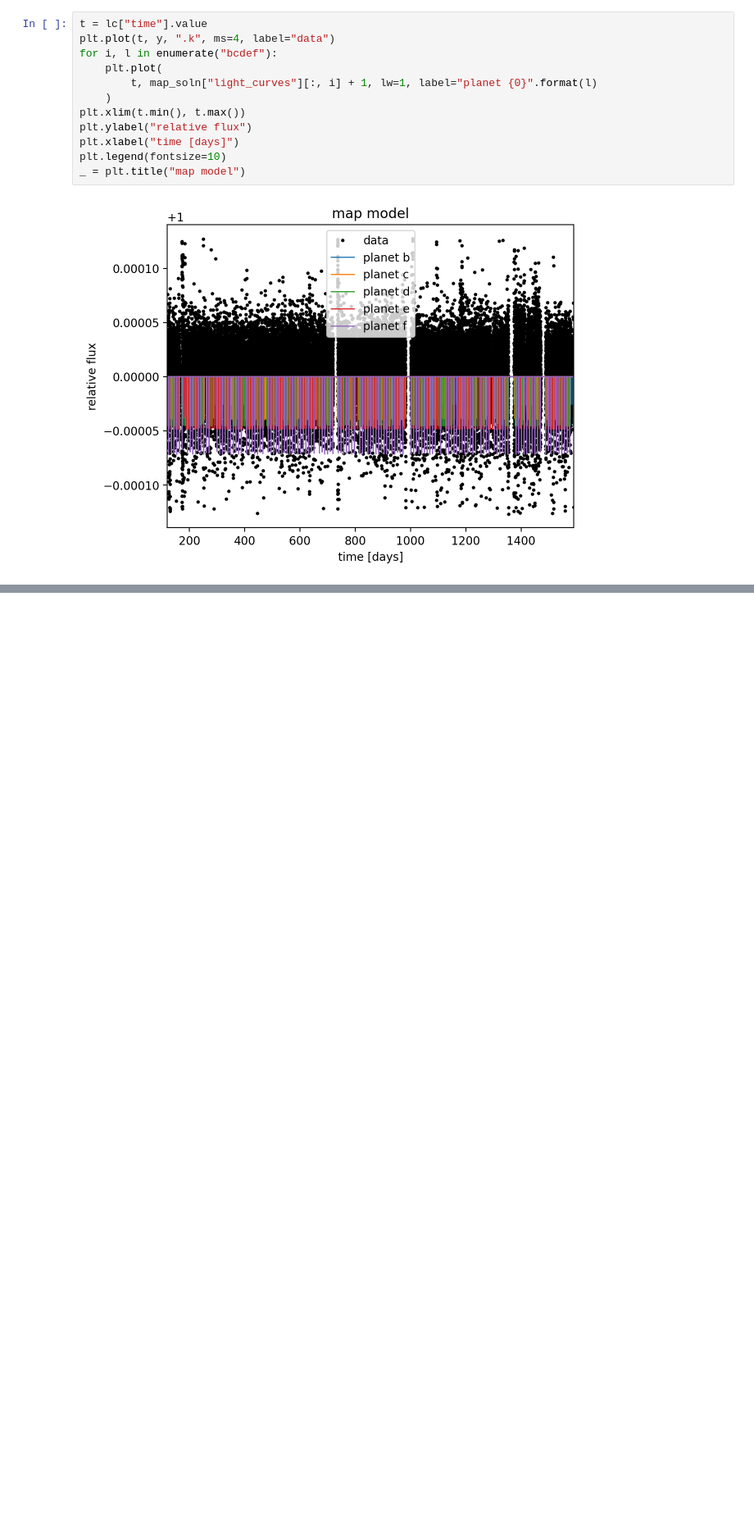
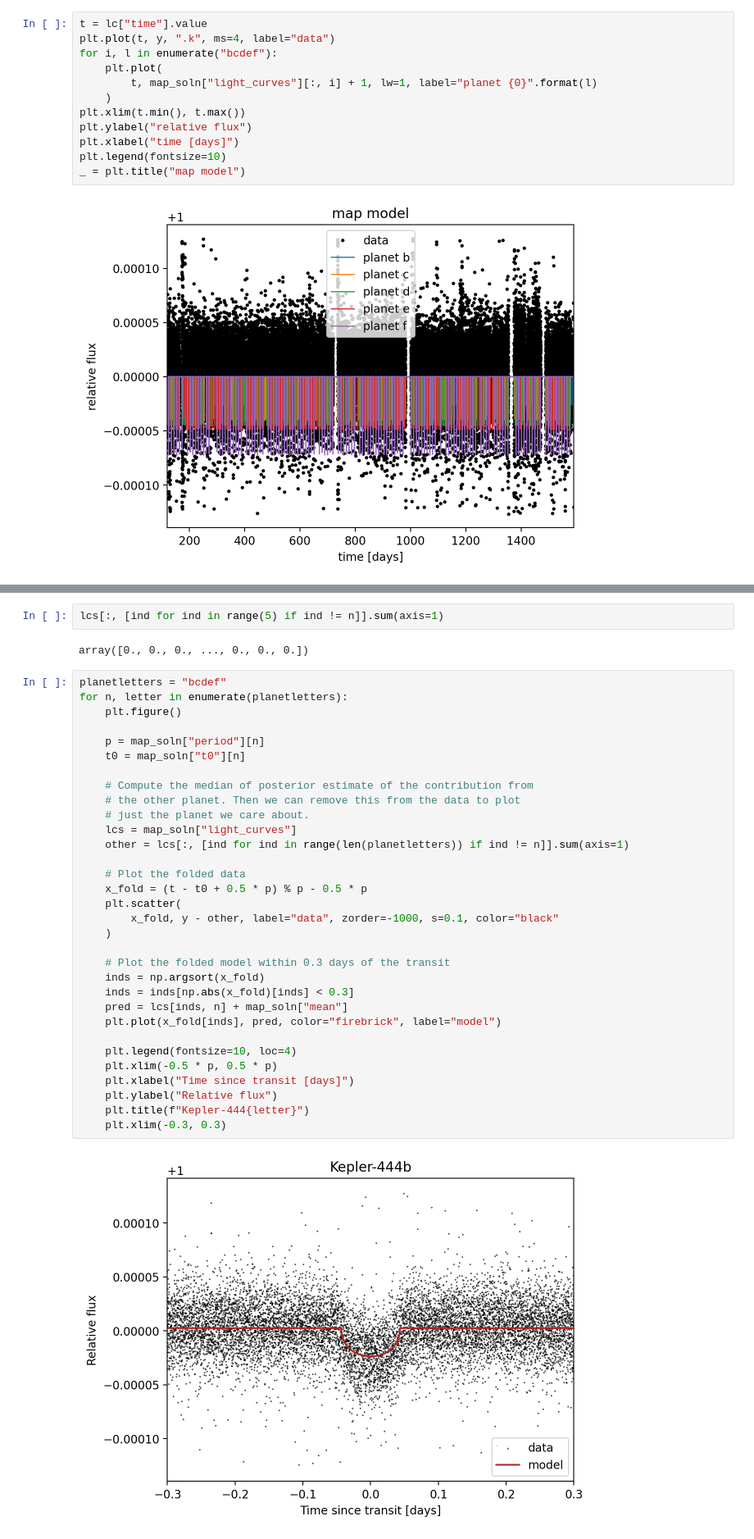
Before and after one commit to TomWagg/radius-valley, a Jupyter notebook: notebooks/Case Study.ipynb, the cells around one changed output, grey strips where cells are left out. Shown at 82% size. Saved outputs shown, nothing was run; the diff lists cells and outputs as text; blank space fills up the shorter version.

```diff
--- a/notebooks/Case Study.ipynb
+++ b/notebooks/Case Study.ipynb
@@ -228,0 +293,38 @@ _ = corner.corner(
+# %%
+lcs[:, [ind for ind in range(5) if ind != n]].sum(axis=1)
+# %% [output]
+array([0., 0., 0., ..., 0., 0., 0.])
+# %%
+planetletters = "bcdef"
+for n, letter in enumerate(planetletters):
+    plt.figure()
+
+    p = map_soln["period"][n]
+    t0 = map_soln["t0"][n]
+
+    # Compute the median of posterior estimate of the contribution from
+    # the other planet. Then we can remove this from the data to plot
+    # just the planet we care about.
+    lcs = map_soln["light_curves"]
+    other = lcs[:, [ind for ind in range(len(planetletters)) if ind != n]].sum(axis=1)
+
+    # Plot the folded data
+    x_fold = (t - t0 + 0.5 * p) % p - 0.5 * p
+    plt.scatter(
+        x_fold, y - other, label="data", zorder=-1000, s=0.1, color="black"
+    )
+
+    # Plot the folded model within 0.3 days of the transit
+    inds = np.argsort(x_fold)
+    inds = inds[np.abs(x_fold)[inds] < 0.3]
+    pred = lcs[inds, n] + map_soln["mean"]
+    plt.plot(x_fold[inds], pred, color="firebrick", label="model")
+
+    plt.legend(fontsize=10, loc=4)
+    plt.xlim(-0.5 * p, 0.5 * p)
+    plt.xlabel("Time since transit [days]")
+    plt.ylabel("Relative flux")
+    plt.title(f"Kepler-444{letter}")
+    plt.xlim(-0.3, 0.3)
+# %% [output]
+[figure, added]
```
Also changed, not shown: parts of 15 cells of this notebook.
